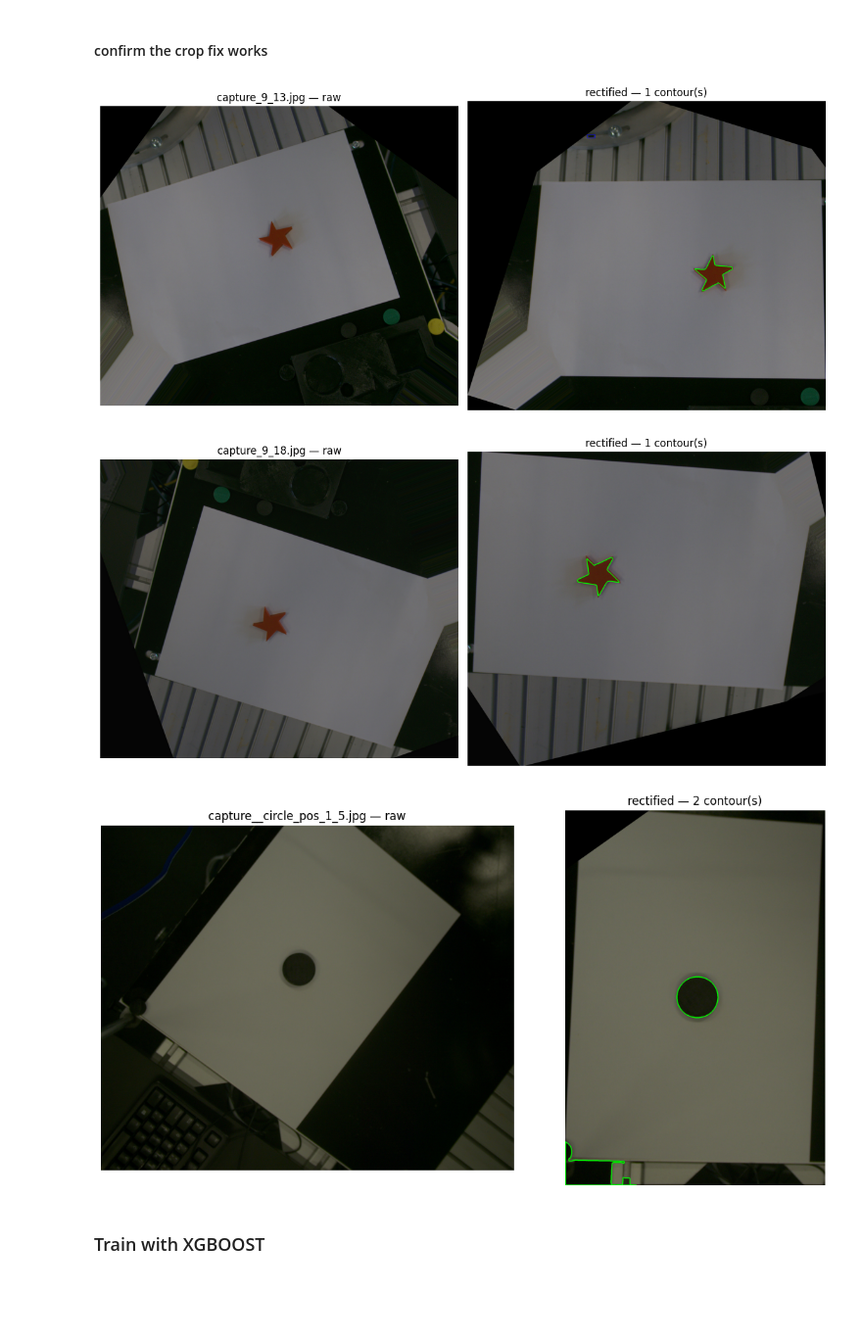
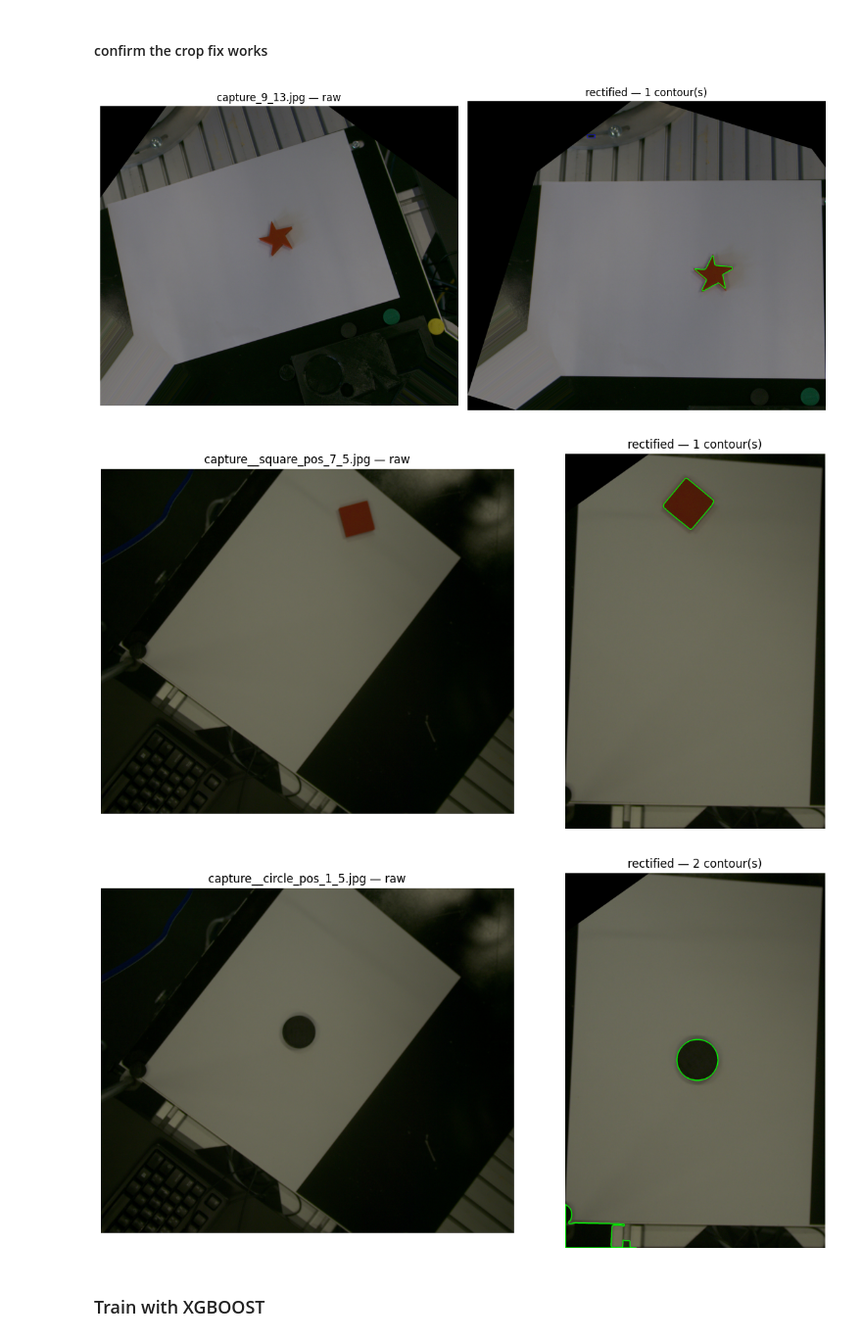
Before and after one commit to MaryWagura/Vision_System, a Jupyter notebook: mv_more_data.ipynb, the cells around one changed output. Shown at 98% size. Cells and saved outputs as stored; diff of their text form; code cells hidden in the pictures; blank space fills up the shorter version.

```diff
--- a/mv_more_data.ipynb
+++ b/mv_more_data.ipynb
@@ -322,40 +322,40 @@ import vision_common_v8
 import matplotlib.pyplot as plt
 #print(vision_common_v6.VISION_COMMON_VERSION)  # should print v5_workspace_crop
 
-sample_files = ['capture_9_13.jpg', 'capture_9_18.jpg', 'capture__circle_pos_1_5.jpg']
+sample_files = ['capture_9_13.jpg', 'capture__square_pos_7_5.jpg', 'capture__circle_pos_1_5.jpg']
 
 for fname in sample_files:
     raw = cv2.imread(os.path.join(train_dir, fname))
     rect = rectify_workspace(raw)
 
     fig, axes = plt.subplots(1, 2, figsize=(12, 6))
     axes[0].imshow(cv2.cvtColor(raw, cv2.COLOR_BGR2RGB))
     axes[0].set_title(f"{fname} — raw")
 
     if rect is None:
         axes[1].text(0.5, 0.5, "paper NOT found\n(sample would be skipped)",
                      ha='center', va='center', fontsize=14)
         axes[1].axis('off')
     else:
         marker = detect_marker(rect)
         contours = find_valid_contours(
             rect, exclude_bbox=marker["bbox"] if marker else None
         )
         vis = rect.copy()
         if marker:
             x, y, w, h = marker["bbox"]
             cv2.rectangle(vis, (x, y), (x + w, y + h), (255, 0, 0), 2)
         cv2.drawContours(vis, contours, -1, (0, 255, 0), 3)
         axes[1].imshow(cv2.cvtColor(vis, cv2.COLOR_BGR2RGB))
         axes[1].set_title(f"rectified — {len(contours)} contour(s)")
 
     for ax in axes:
         ax.axis('off')
     plt.tight_layout()
     plt.show()
 # %% [output]
 [figure]
-[figure, old version]
+[figure, new version]
 [figure]
 # %% [markdown]
 ### Train with XGBOOST
```
Also changed, not shown: parts of 2 cells of this notebook.
